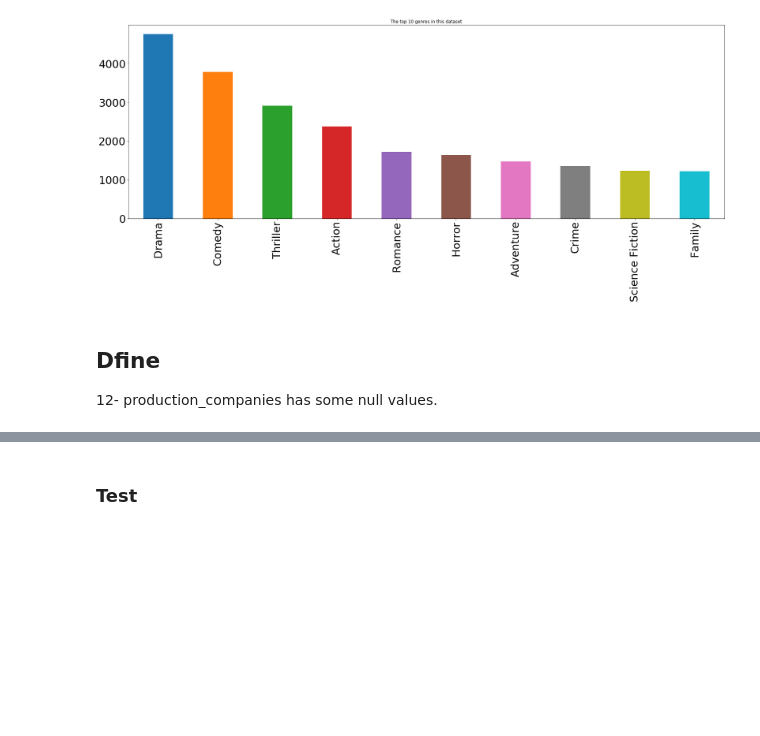
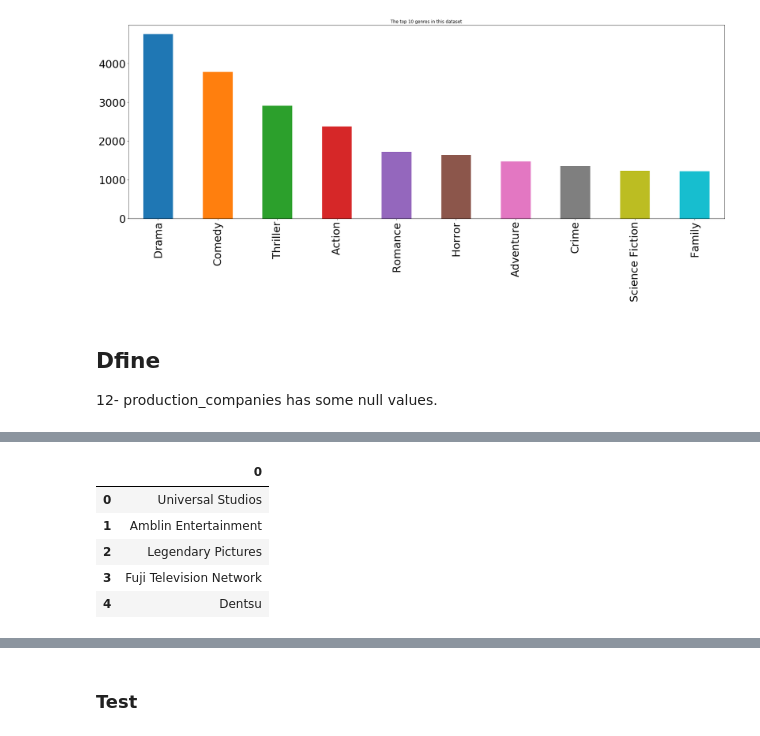
Before and after one commit to mohammed-otaibi/Investigate-a-Movies-Dataset, a Jupyter notebook: Investigate a Movies Dataset.ipynb, the cells around one changed output, grey strips where cells are left out. Saved outputs shown, nothing was run; the diff lists cells and outputs as text; code cells hidden in the pictures; blank space fills up the shorter version.

```diff
--- a/Investigate a Movies Dataset.ipynb
+++ b/Investigate a Movies Dataset.ipynb
@@ -335,0 +360,12 @@ movies.production_companies.fillna("null value", inplace=True)
+# %%
+dfproduction_companies= pd.DataFrame(production_companies_list)
+dfproduction_companies.shape
+
+dfproduction_companies.head()
+# %% [output]
+|  | 0 |
+| 0 | Universal Studios |
+| 1 | Amblin Entertainment |
+| 2 | Legendary Pictures |
+| 3 | Fuji Television Network |
+| 4 | Dentsu |
```
Also changed, not shown: parts of 22 cells of this notebook, 1 other file.
